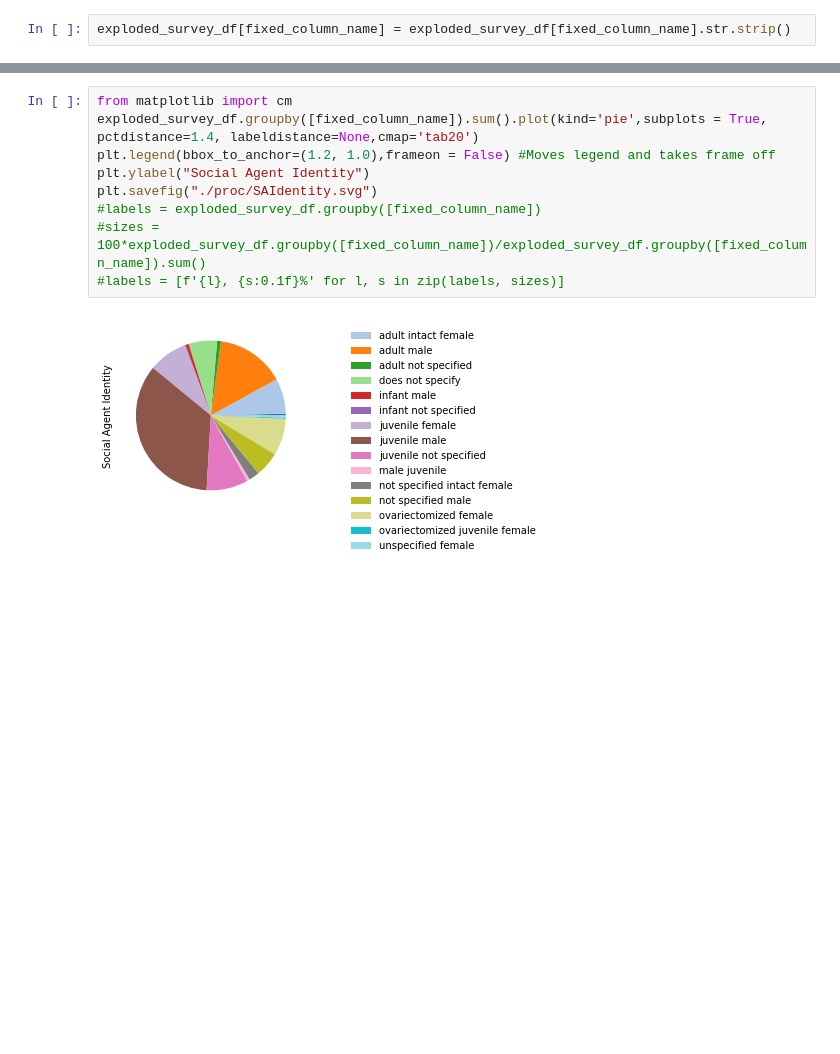
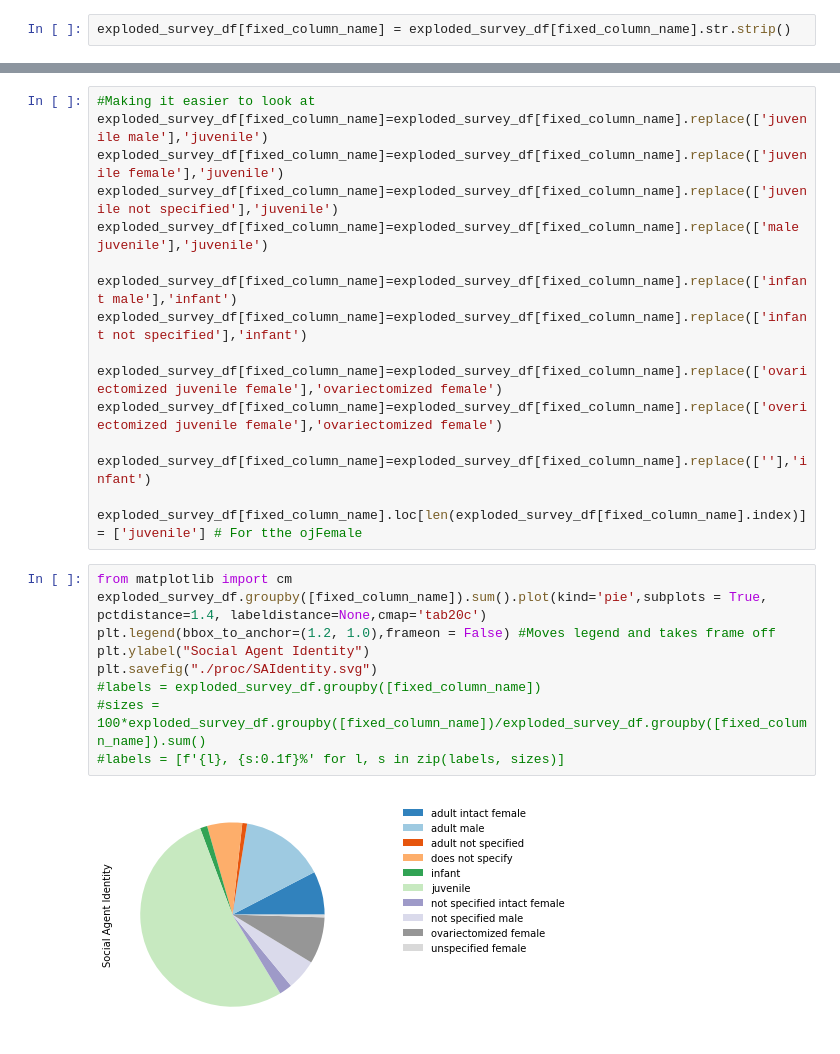
Before and after one commit to padillacoreanolab/literature_review_processing, a Jupyter notebook: results/2022_09_09_literature_review_processing/Graphs for Literature Review.ipynb, the cells around one changed output, grey strips where cells are left out. Drawn from its saved outputs; the diff is of its cells as text; blank space fills up the shorter version.

Commit message:
Updated Updates SAIdentity graph

```diff
--- a/results/2022_09_09_literature_review_processing/Graphs for Literature Review.ipynb
+++ b/results/2022_09_09_literature_review_processing/Graphs for Literature Review.ipynb
@@ -448,17 +449,33 @@ exploded_survey_df[fixed_column_name]=exploded_survey_df[fixed_column_name].repl
 exploded_survey_df[fixed_column_name]=exploded_survey_df[fixed_column_name].replace(['jvenile unspecified'],'juvenile not specified')
 exploded_survey_df[fixed_column_name]=exploded_survey_df[fixed_column_name].replace(['juvenile male. juvenile female'],'juvenile male') # Added another juvenile female
 exploded_survey_df[fixed_column_name].loc[len(exploded_survey_df[fixed_column_name].index)] = ['juvenile female']
+# %%
+#Making it easier to look at
+exploded_survey_df[fixed_column_name]=exploded_survey_df[fixed_column_name].replace(['juvenile male'],'juvenile')
+exploded_survey_df[fixed_column_name]=exploded_survey_df[fixed_column_name].replace(['juvenile female'],'juvenile')
+exploded_survey_df[fixed_column_name]=exploded_survey_df[fixed_column_name].replace(['juvenile not specified'],'juvenile')
+exploded_survey_df[fixed_column_name]=exploded_survey_df[fixed_column_name].replace(['male juvenile'],'juvenile')
+
+exploded_survey_df[fixed_column_name]=exploded_survey_df[fixed_column_name].replace(['infant male'],'infant')
+exploded_survey_df[fixed_column_name]=exploded_survey_df[fixed_column_name].replace(['infant not specified'],'infant')
+
+exploded_survey_df[fixed_column_name]=exploded_survey_df[fixed_column_name].replace(['ovariectomized juvenile female'],'ovariectomized female')
+exploded_survey_df[fixed_column_name]=exploded_survey_df[fixed_column_name].replace(['overiectomized juvenile female'],'ovariectomized female')
+
+exploded_survey_df[fixed_column_name]=exploded_survey_df[fixed_column_name].replace([''],'infant')
+
+exploded_survey_df[fixed_column_name].loc[len(exploded_survey_df[fixed_column_name].index)] = ['juvenile'] # For tthe ojFemale
 # %%
 from matplotlib import cm
-exploded_survey_df.groupby([fixed_column_name]).sum().plot(kind='pie',subplots = True, pctdistance=1.4, labeldistance=None,cmap='tab20')
+exploded_survey_df.groupby([fixed_column_name]).sum().plot(kind='pie',subplots = True, pctdistance=1.4, labeldistance=None,cmap='tab20c')
 plt.legend(bbox_to_anchor=(1.2, 1.0),frameon = False) #Moves legend and takes frame off
 plt.ylabel("Social Agent Identity")
 plt.savefig("./proc/SAIdentity.svg")
 #labels = exploded_survey_df.groupby([fixed_column_name])
 #sizes = 100*exploded_survey_df.groupby([fixed_column_name])/exploded_survey_df.groupby([fixed_column_name]).sum()
 #labels = [f'{l}, {s:0.1f}%' for l, s in zip(labels, sizes)]
 # %% [output]
-[figure, old version]
+[figure, new version]
 # %%
 import random
 plt.rcParams["figure.figsize"] = [7.00, 3.50]
```
Also changed, not shown: parts of 2 cells of this notebook.
